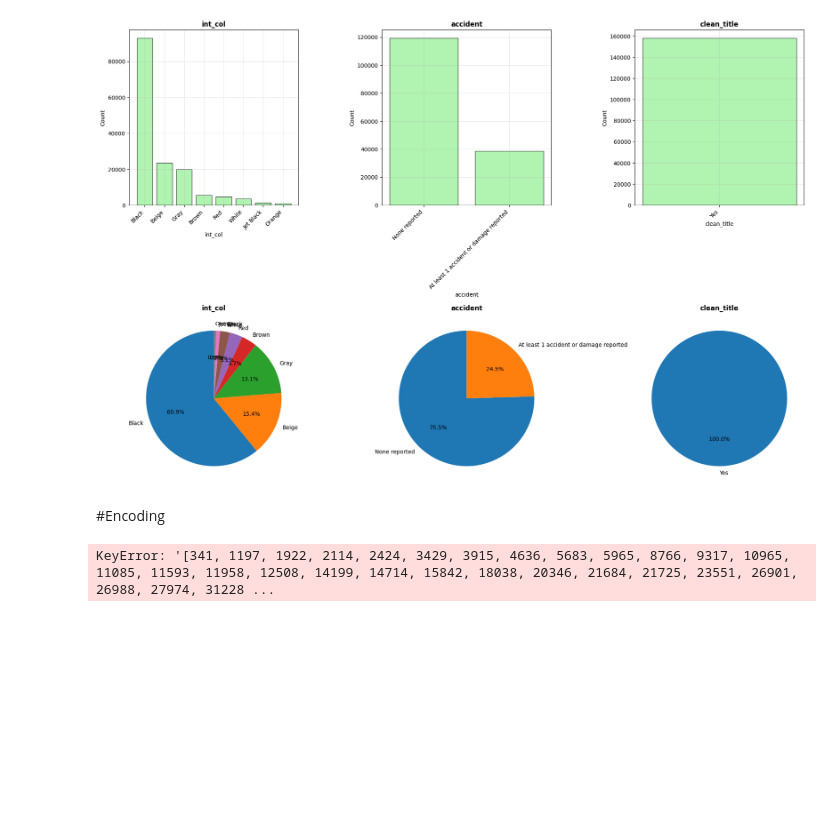
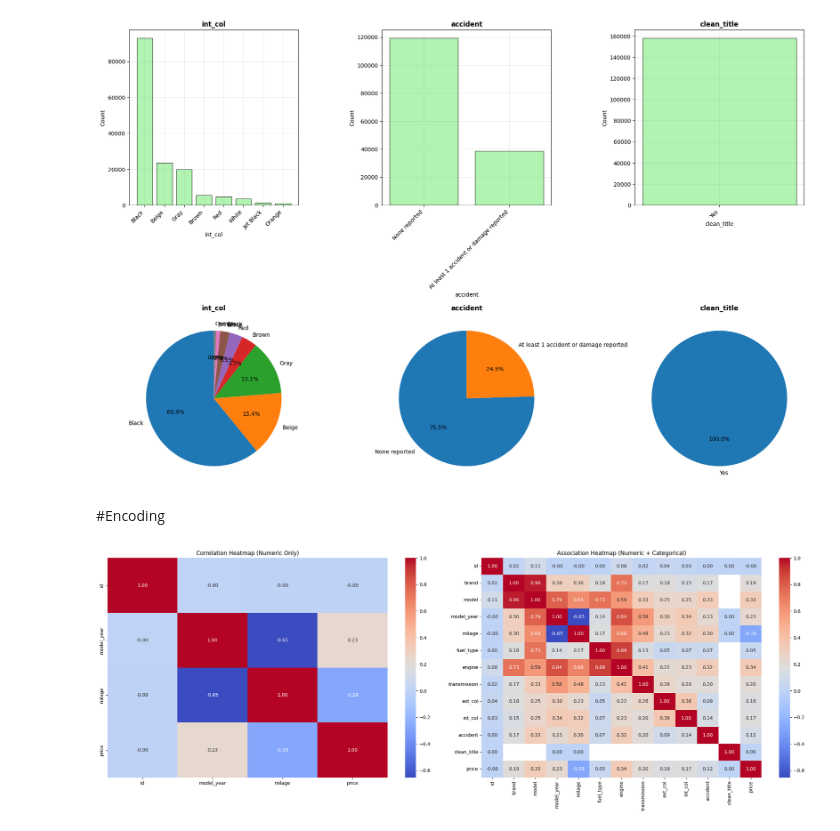
Before and after one commit to Factoria-F5-madrid/ai-project-Regression_equipo4, a Jupyter notebook: eda-of-used-car-prices.ipynb, the cells around one changed output. Drawn from its saved outputs; the diff is of its cells as text; code cells hidden in the pictures; blank space fills up the shorter version.

Commit message:
fix heatmap

```diff
--- a/eda-of-used-car-prices.ipynb
+++ b/eda-of-used-car-prices.ipynb
@@ -280,31 +280,44 @@ plt.show()
 #Encoding
 # %%
 import numpy as np
-from scipy.stats import chi2_contingency
+from scipy.stats import chi2_contingency # For Chi-squared test
+import seaborn as sns # For heatmap visualizations
+import matplotlib.pyplot as plt # For general plotting
 
 # --- Cramér's V for categorical-categorical ---
-def cramers_v(x, y):
-    confusion_matrix = pd.crosstab(x, y)
-    chi2 = chi2_contingency(confusion_matrix)[0]
-    n = confusion_matrix.sum().sum()
-    phi2 = chi2 / n
-    r, k = confusion_matrix.shape
-    phi2corr = max(0, phi2 - ((k-1)*(r-1))/(n-1))
-    rcorr = r - ((r-1)**2)/(n-1)
-    kcorr = k - ((k-1)**2)/(n-1)
-    return np.sqrt(phi2corr / min((kcorr-1), (rcorr-1)))
+def cramers_v(x, y): # x and y are categorical series
+    confusion_matrix = pd.crosstab(x, y) # Create a contingency table
+    chi2 = chi2_contingency(confusion_matrix)[0] # Perform Chi-squared test
+    n = confusion_matrix.sum().sum() # Total number of observations
+    phi2 = chi2 / n # Calculate phi-squared
+    r, k = confusion_matrix.shape # Number of rows and columns
+    phi2corr = max(0, phi2 - ((k-1)*(r-1))/(n-1)) # Corrected phi-squared
+    rcorr = r - ((r-1)**2)/(n-1) # Corrected number of rows
+    kcorr = k - ((k-1)**2)/(n-1) # Corrected number of columns
+    return np.sqrt(phi2corr / min((kcorr-1), (rcorr-1))) # return Cramér's V value between 0 and 1
 
 # --- Correlation Ratio (η) for categorical-numeric ---
-def correlation_ratio(categories, values):
-    fcat, _ = pd.factorize(categories)
-    mean = np.mean(values)
-    n_categories = np.max(fcat) + 1
-    ss_between = sum([
-        np.sum(values[np.argwhere(fcat == i).flatten()] - np.mean(values[fcat == i]))**2
-        for i in range(n_categories)
-    ])
-    ss_total = np.sum((values - mean)**2)
-    return np.sqrt(ss_between / ss_total) if ss_total > 0 else 0.0
+def correlation_ratio(categories, values): # categories is a categorical series, values is a numeric series
+    fcat, _ = pd.factorize(categories) # Factorize categories to numeric codes
+    mean = np.mean(values) # Overall mean of the numeric values
+    n_categories = np.max(fcat) + 1 # Number of unique categories
+
+    ss_between = 0 # Sum of squares between categories
+    for i in range(n_categories): # Iterate over each category
+        cat_values = values[fcat == i] # Values in the current category
+        if len(cat_values) > 0: # Avoid division by zero
+            cat_mean = np.mean(cat_values) # Mean of the current category
+            ss_between += len(cat_values) * (cat_mean - mean) ** 2 # Update ss_between
+
+    ss_total = np.sum((values - mean) ** 2) # Total sum of squares
+    return np.sqrt(ss_between / ss_total) if ss_total > 0 else 0.0 # Return correlation ratio between 0 and 1
+    # --- IGNORE ---
+    #ss_between = sum([
+    #    np.sum(values[np.argwhere(fcat == i).flatten()] - np.mean(values[fcat == i]))**2
+    #    for i in range(n_categories)
+    #])
+    #ss_total = np.sum((values - mean)**2)
+    #return np.sqrt(ss_between / ss_total) if ss_total > 0 else 0.0
 
 # --- Build association matrix ---
 def compute_association_matrix(df):
@@ -317,35 +330,35 @@ def compute_association_matrix(df):
                 continue
             if df[col1].dtype == 'object' and df[col2].dtype == 'object':
                 val = cramers_v(df[col1], df[col2])
             elif df[col1].dtype == 'object' and np.issubdtype(df[col2].dtype, np.number):
                 val = correlation_ratio(df[col1], df[col2])
             elif df[col2].dtype == 'object' and np.issubdtype(df[col1].dtype, np.number):
                 val = correlation_ratio(df[col2], df[col1])
             else:
                 val = df[[col1, col2]].corr().iloc[0,1]
             matrix.loc[col1, col2] = val
             matrix.loc[col2, col1] = val
 
     np.fill_diagonal(matrix.values, 1.0)
     return matrix
 
 # --- Compute matrices ---
 numeric_corr = df_clean.select_dtypes(include="number").corr()
 assoc_matrix = compute_association_matrix(df_clean)
 
 # --- Plot side-by-side ---
 fig, axes = plt.subplots(1, 2, figsize=(22, 8))
 
 sns.heatmap(numeric_corr, annot=True, fmt=".2f", cmap="coolwarm", cbar=True, ax=axes[0])
 axes[0].set_title("Correlation Heatmap (Numeric Only)")
 
-sns.heatmap(assoc_matrix, annot=False, cmap="coolwarm", cbar=True, ax=axes[1])
+sns.heatmap(assoc_matrix, annot=True, fmt=".2f", cmap="coolwarm", cbar=True, ax=axes[1])
 axes[1].set_title("Association Heatmap (Numeric + Categorical)")
 
 plt.tight_layout()
 plt.show()
 # %% [output]
-KeyError: '[341, 1197, 1922, 2114, 2424, 3429, 3915, 4636, 5683, 5965, 8766, 9317, 10965, 11085, 11593, 11958, 12508, 14199, 14714, 15842, 18038, 20346, 21684, 21725, 23551, 26901, 26988, 27974, 31228 ...
+[figure, added]
 # %%
 
 # Multivariate analysis - Correlation heatmap
```
Also changed, not shown: parts of 1 cell of this notebook.
